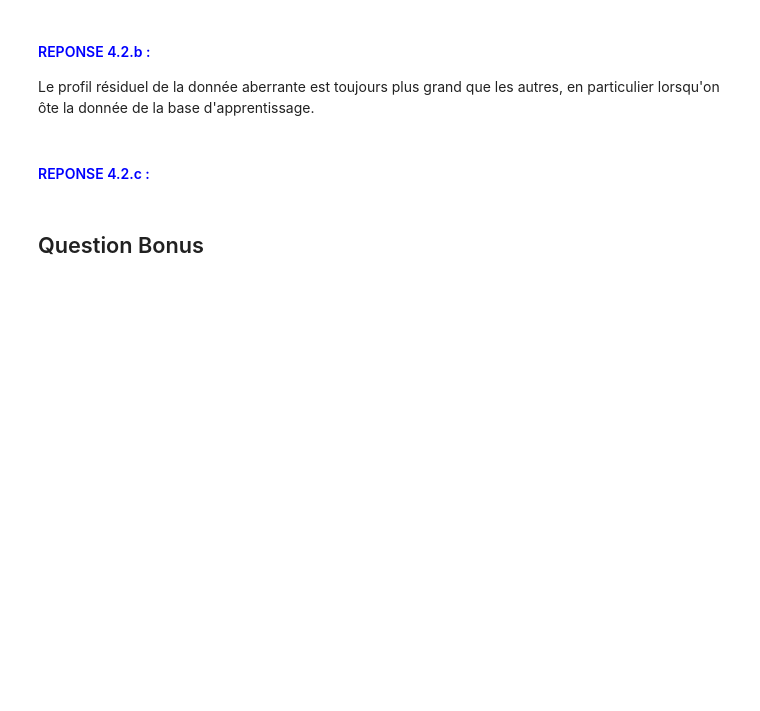
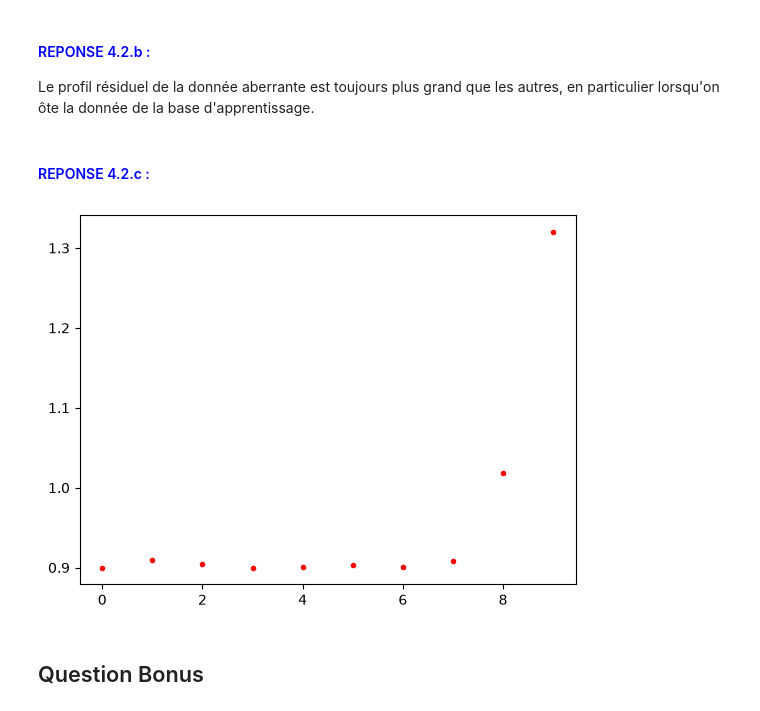
Before and after one commit to lmengant/stat-ml, a Jupyter notebook: TPs/Exo4_LinearRegressionErrors.ipynb, the cells around one changed output. Cells and saved outputs as stored; diff of their text form; code cells hidden in the pictures; blank space fills up the shorter version.

```diff
--- a/TPs/Exo4_LinearRegressionErrors.ipynb
+++ b/TPs/Exo4_LinearRegressionErrors.ipynb
@@ -142,7 +142,3 @@ AIDE : pour enlever un élement 'i' de 'x' ou 'y', utiliser x_del_i=np.delete(x,
 x, y = generate_data(n_samples=10, outlier=True)
 # %% [markdown]
 #### <span style="color:blue">REPONSE 4.2.a :</span>
-# %%
-def profil_residuel(x, y, i):
-    ...
-    return ...
@@ -150,0 +145,9 @@ def profil_residuel(x, y, i):
+# %%
+def profil_residuel(x, y, i):
+    lr = LinearRegression()
+    x_del_i = np.delete(x, i)
+    y_del_i = np.delete(y, i)
+    lr.fit(x_del_i[:, np.newaxis], y_del_i)
+    lr.predict(x_del_i[:, np.newaxis])
+    residuals = y - lr.predict(x[:, np.newaxis])
+    return residuals
@@ -152,10 +160,14 @@ def profil_residuel(x, y, i):
 #### <span style="color:blue">REPONSE 4.2.b :</span>
 
 Le profil résiduel de la donnée aberrante est toujours plus grand que les autres, en particulier lorsqu'on ôte la donnée de la base d'apprentissage.
-# %%
-def cook(x, y, i):
-    ...
-
-    return ...
+# %%
+def cook(x, y, i):
+    residuals_squared = np.sum(profil_residuel(x, y, i)**2)
+    lr = LinearRegression()
+    lr.fit(x[:, np.newaxis], y)
+    y_pred = lr.predict(x[:, np.newaxis])
+    mse = s2(y,y_pred)
+
+    return residuals_squared / (mse * len(x))
 # %% [markdown]
 #### <span style="color:blue">REPONSE 4.2.c :</span>
@@ -164,3 +174,13 @@ def cook(x, y, i):
+# %%
+cook(x, y, 9)
+cooks =[]
+for i in range(len(x)):
+    cooks.append(cook(x, y, i))
+plt.figure()
+plt.plot(cooks, 'r.')
+plt.show()
+# %% [output]
+[figure, added]
 # %% [markdown]
 ## Question Bonus
 # %% [markdown]
```
Also changed, not shown: parts of 4 cells of this notebook, 3 other files.
